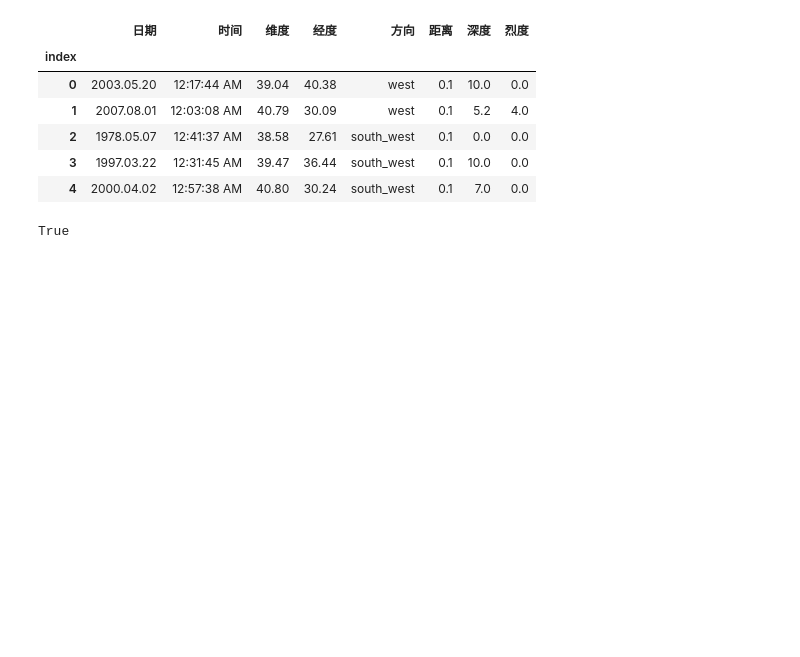
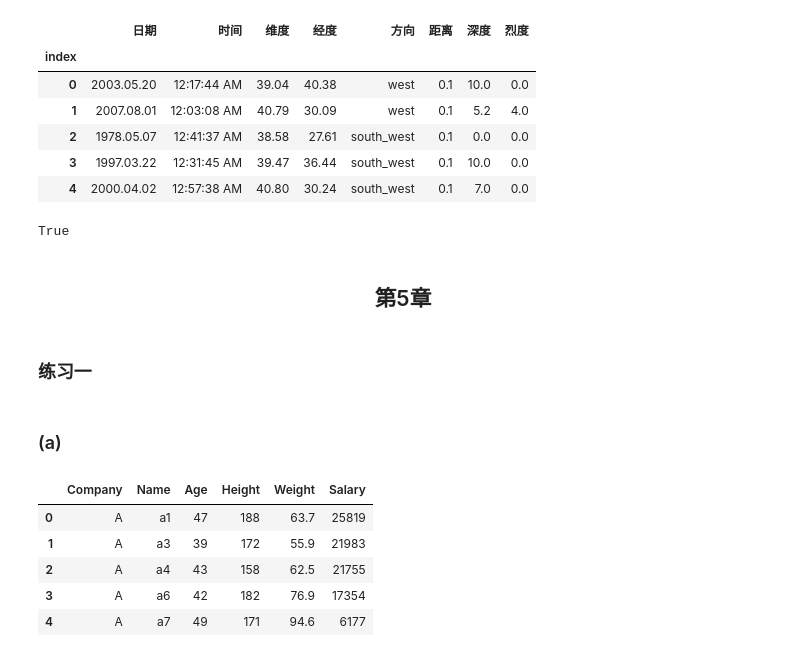
Before and after one commit to datawhalechina/joyful-pandas, a Jupyter notebook: 问题与练习参考答案.ipynb, the cells around one changed output. Saved outputs shown, nothing was run; the diff lists cells and outputs as text; code cells hidden in the pictures; blank space fills up the shorter version.

```diff
--- a/问题与练习参考答案.ipynb
+++ b/问题与练习参考答案.ipynb
@@ -111,3 +233,20 @@ result.head()
 df.equals(result)
 # %% [output]
 True
+# %% [markdown]
+<h2><center>第5章</center></h2>
+# %% [markdown]
+### 练习一
+# %% [markdown]
+### (a)
+# %%
+df1 = pd.read_csv('data/Employee1.csv')
+df2 = pd.read_csv('data/Employee2.csv')
+df1.head()
+# %% [output]
+|  | Company | Name | Age | Height | Weight | Salary |
+| 0 | A | a1 | 47 | 188 | 63.7 | 25819 |
+| 1 | A | a3 | 39 | 172 | 55.9 | 21983 |
+| 2 | A | a4 | 43 | 158 | 62.5 | 21755 |
+| 3 | A | a6 | 42 | 182 | 76.9 | 17354 |
+| 4 | A | a7 | 49 | 171 | 94.6 | 6177 |
```
Also changed, not shown: parts of 39 cells of this notebook, 2 other files.
